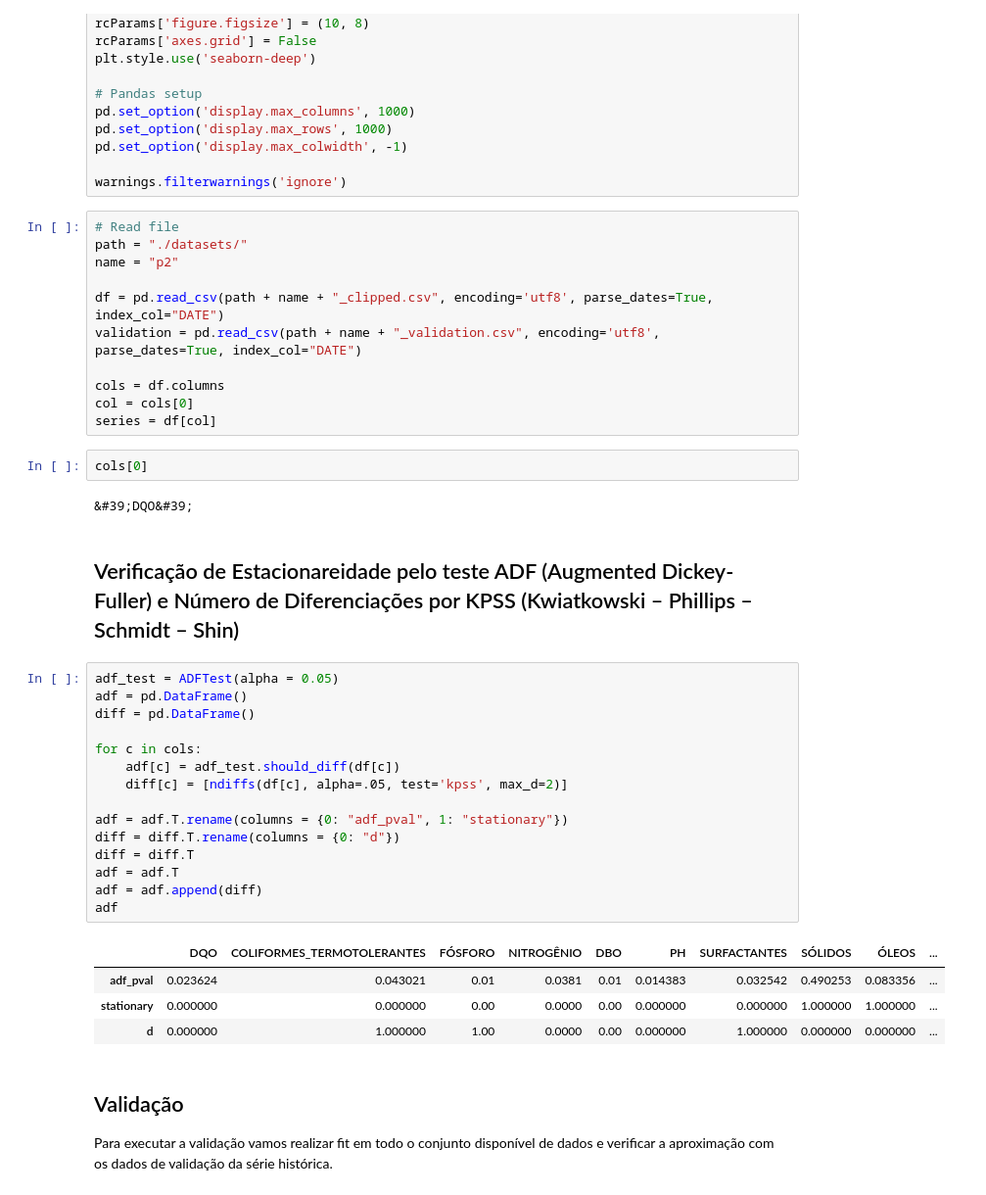
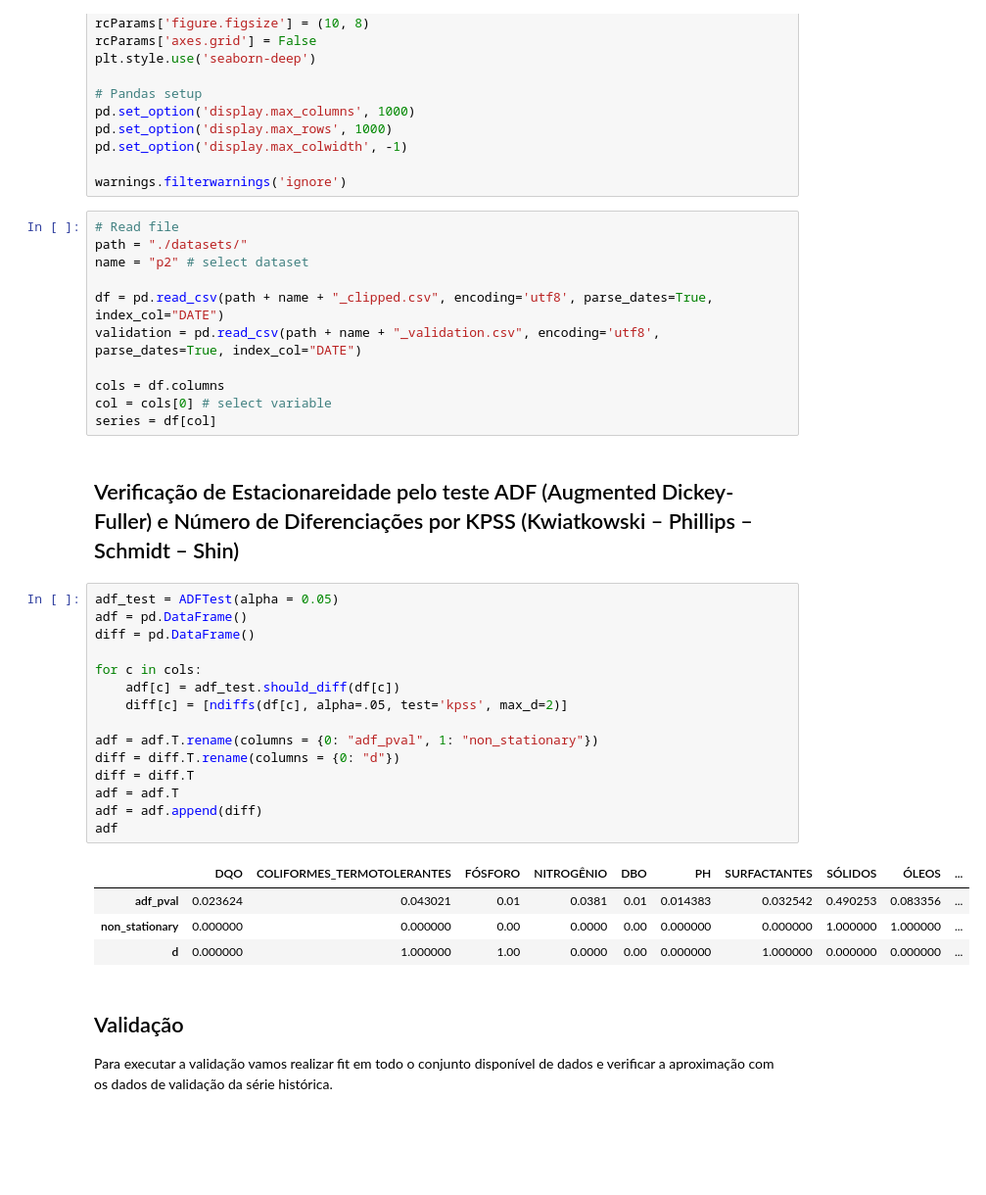
Before and after one commit to vcwild/wtp-model, a Jupyter notebook: models/arima/p2_DQO.ipynb, the cells around one changed output. Shown: that part at 98% size. Cells and saved outputs as stored; diff of their text form; blank space fills up the shorter version.

```diff
--- a/models/arima/p2_DQO.ipynb
+++ b/models/arima/p2_DQO.ipynb
@@ -30,39 +30,35 @@ warnings.filterwarnings('ignore')
 # %%
 # Read file
 path = "./datasets/"
-name = "p2"
+name = "p2" # select dataset
 
 df = pd.read_csv(path + name + "_clipped.csv", encoding='utf8', parse_dates=True, index_col="DATE")
 validation = pd.read_csv(path + name + "_validation.csv", encoding='utf8', parse_dates=True, index_col="DATE")
 
 cols = df.columns
-col = cols[0]
+col = cols[0] # select variable
 series = df[col]
-# %%
-cols[0]
-# %% [output]
-&#39;DQO&#39;
 # %% [markdown]
 ## Verificação de Estacionareidade pelo teste ADF (Augmented Dickey-Fuller) e Número de Diferenciações por KPSS (Kwiatkowski – Phillips – Schmidt – Shin)
 # %%
 adf_test = ADFTest(alpha = 0.05)
 adf = pd.DataFrame()
 diff = pd.DataFrame()
 
 for c in cols:
     adf[c] = adf_test.should_diff(df[c])
     diff[c] = [ndiffs(df[c], alpha=.05, test='kpss', max_d=2)]
 
-adf = adf.T.rename(columns = {0: "adf_pval", 1: "stationary"})
+adf = adf.T.rename(columns = {0: "adf_pval", 1: "non_stationary"})
 diff = diff.T.rename(columns = {0: "d"})
 diff = diff.T
 adf = adf.T
 adf = adf.append(diff)
 adf
 # %% [output]
 |  | DQO | COLIFORMES_TERMOTOLERANTES | FÓSFORO | NITROGÊNIO | DBO | PH | SURFACTANTES | SÓLIDOS | ÓLEOS | ... |
 | adf_pval | 0.023624 | 0.043021 | 0.01 | 0.0381 | 0.01 | 0.014383 | 0.032542 | 0.490253 | 0.083356 | ... |
-| stationary | 0.000000 | 0.000000 | 0.00 | 0.0000 | 0.00 | 0.000000 | 0.000000 | 1.000000 | 1.000000 | ... |
+| non_stationary | 0.000000 | 0.000000 | 0.00 | 0.0000 | 0.00 | 0.000000 | 0.000000 | 1.000000 | 1.000000 | ... |
 | d | 0.000000 | 1.000000 | 1.00 | 0.0000 | 0.00 | 0.000000 | 1.000000 | 0.000000 | 0.000000 | ... |
 # %% [markdown]
 ## Validação
```
Also changed, not shown: parts of 10 cells of this notebook, 19 other files.
